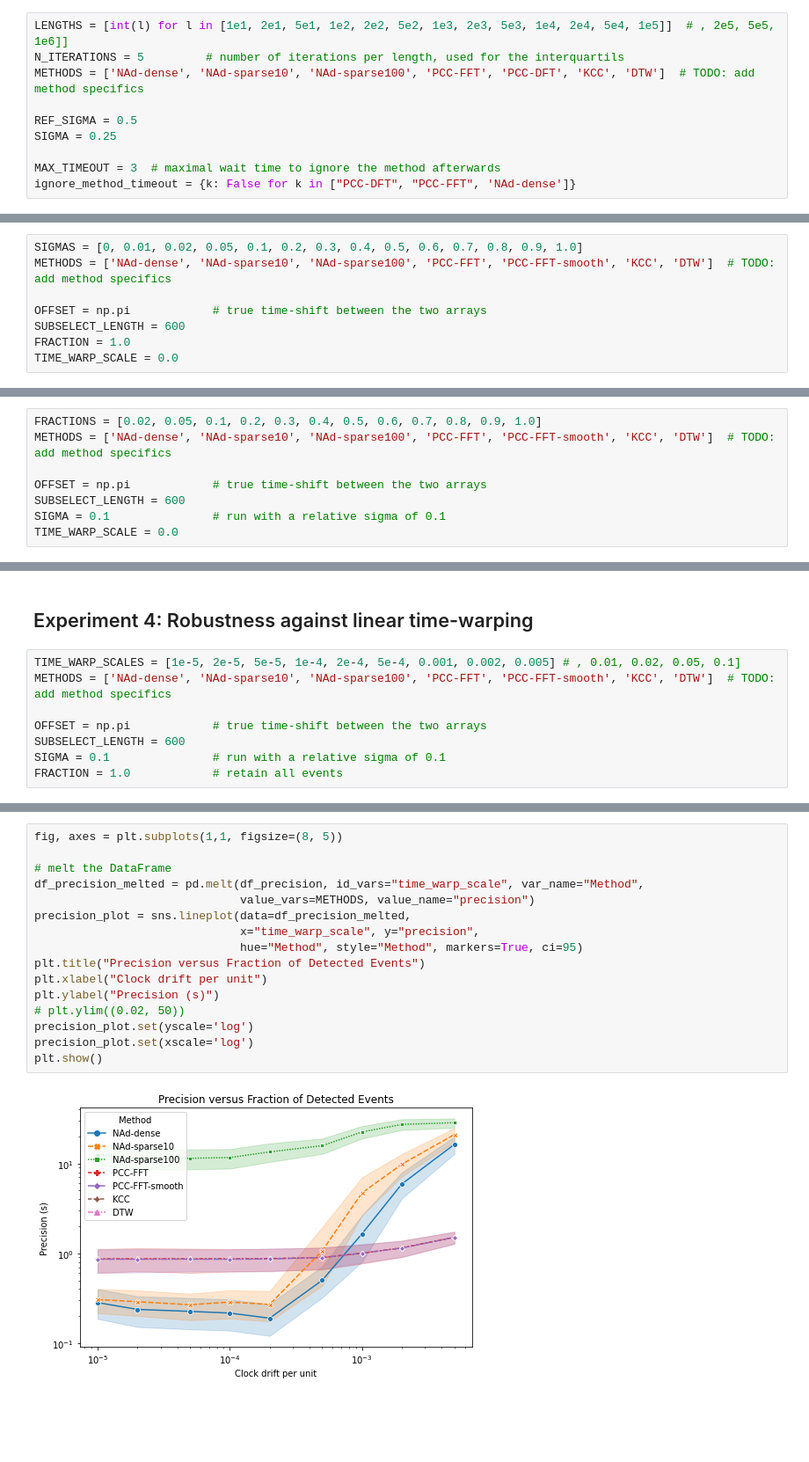
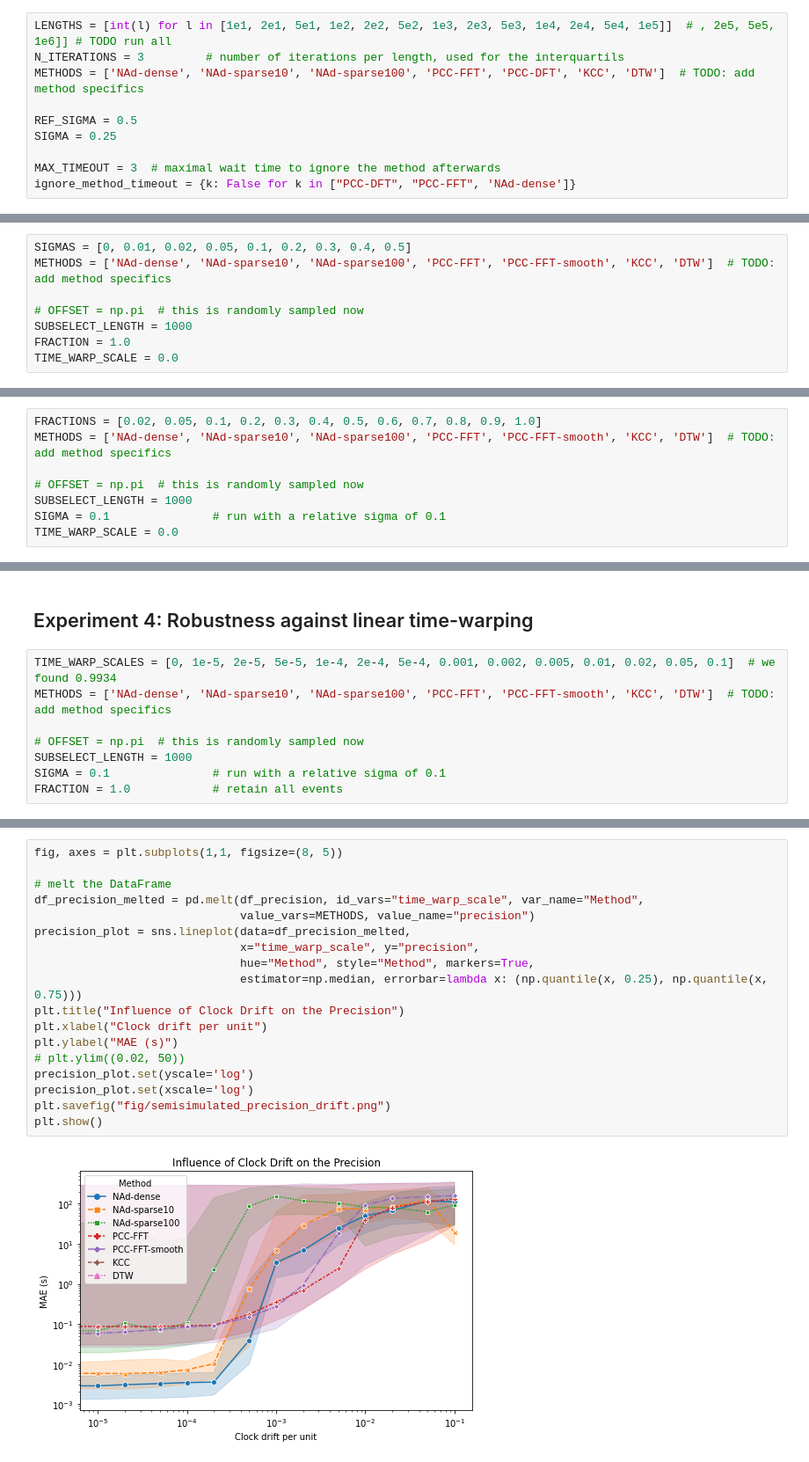
Before and after one commit to iot-salzburg/nearest-advocate, a Jupyter notebook: experiments/method_comparision_semisimulated.ipynb, the cells around one changed output, grey strips where cells are left out. Shown at 88% size. Saved outputs shown, nothing was run; the diff lists cells and outputs as text; blank space fills up the shorter version.

```diff
--- a/experiments/method_comparision_semisimulated.ipynb
+++ b/experiments/method_comparision_semisimulated.ipynb
@@ -693,8 +740,8 @@ plt.show()
 
 The time-series is purely simulated, as the longest real arrays are about 30,000 events long
 # %%
-LENGTHS = [int(l) for l in [1e1, 2e1, 5e1, 1e2, 2e2, 5e2, 1e3, 2e3, 5e3, 1e4, 2e4, 5e4, 1e5]]  # , 2e5, 5e5, 1e6]]
-N_ITERATIONS = 5         # number of iterations per length, used for the interquartils
+LENGTHS = [int(l) for l in [1e1, 2e1, 5e1, 1e2, 2e2, 5e2, 1e3, 2e3, 5e3, 1e4, 2e4, 5e4, 1e5]]  # , 2e5, 5e5, 1e6]] # TODO run all
+N_ITERATIONS = 3         # number of iterations per length, used for the interquartils
 METHODS = ['NAd-dense', 'NAd-sparse10', 'NAd-sparse100', 'PCC-FFT', 'PCC-DFT', 'KCC', 'DTW']  # TODO: add method specifics
 
 REF_SIGMA = 0.5
@@ -813,11 +870,11 @@ plt.show()
 
 Fixate other settings
 # %%
-SIGMAS = [0, 0.01, 0.02, 0.05, 0.1, 0.2, 0.3, 0.4, 0.5, 0.6, 0.7, 0.8, 0.9, 1.0]
+SIGMAS = [0, 0.01, 0.02, 0.05, 0.1, 0.2, 0.3, 0.4, 0.5]
 METHODS = ['NAd-dense', 'NAd-sparse10', 'NAd-sparse100', 'PCC-FFT', 'PCC-FFT-smooth', 'KCC', 'DTW']  # TODO: add method specifics
 
-OFFSET = np.pi            # true time-shift between the two arrays
-SUBSELECT_LENGTH = 600
+# OFFSET = np.pi  # this is randomly sampled now
+SUBSELECT_LENGTH = 1000
 FRACTION = 1.0
 TIME_WARP_SCALE = 0.0
 # %%
@@ -924,8 +987,8 @@ plt.show()
 FRACTIONS = [0.02, 0.05, 0.1, 0.2, 0.3, 0.4, 0.5, 0.6, 0.7, 0.8, 0.9, 1.0]
 METHODS = ['NAd-dense', 'NAd-sparse10', 'NAd-sparse100', 'PCC-FFT', 'PCC-FFT-smooth', 'KCC', 'DTW']  # TODO: add method specifics
 
-OFFSET = np.pi            # true time-shift between the two arrays
-SUBSELECT_LENGTH = 600
+# OFFSET = np.pi  # this is randomly sampled now
+SUBSELECT_LENGTH = 1000
 SIGMA = 0.1               # run with a relative sigma of 0.1
 TIME_WARP_SCALE = 0.0
 # %%
@@ -1038,11 +1108,11 @@ plt.show()
 # %% [markdown]
 ## Experiment 4: Robustness against linear time-warping
 # %%
-TIME_WARP_SCALES = [1e-5, 2e-5, 5e-5, 1e-4, 2e-4, 5e-4, 0.001, 0.002, 0.005] # , 0.01, 0.02, 0.05, 0.1]
+TIME_WARP_SCALES = [0, 1e-5, 2e-5, 5e-5, 1e-4, 2e-4, 5e-4, 0.001, 0.002, 0.005, 0.01, 0.02, 0.05, 0.1]  # we found 0.9934
 METHODS = ['NAd-dense', 'NAd-sparse10', 'NAd-sparse100', 'PCC-FFT', 'PCC-FFT-smooth', 'KCC', 'DTW']  # TODO: add method specifics
 
-OFFSET = np.pi            # true time-shift between the two arrays
-SUBSELECT_LENGTH = 600
+# OFFSET = np.pi  # this is randomly sampled now
+SUBSELECT_LENGTH = 1000
 SIGMA = 0.1               # run with a relative sigma of 0.1
 FRACTION = 1.0            # retain all events
 # %%
@@ -1137,18 +1211,20 @@ df_precision.head(5)
 # %%
 fig, axes = plt.subplots(1,1, figsize=(8, 5))
 
 # melt the DataFrame
 df_precision_melted = pd.melt(df_precision, id_vars="time_warp_scale", var_name="Method",
                               value_vars=METHODS, value_name="precision")
 precision_plot = sns.lineplot(data=df_precision_melted,
                               x="time_warp_scale", y="precision",
-                              hue="Method", style="Method", markers=True, ci=95)
-plt.title("Precision versus Fraction of Detected Events")
+                              hue="Method", style="Method", markers=True,
+                              estimator=np.median, errorbar=lambda x: (np.quantile(x, 0.25), np.quantile(x, 0.75)))
+plt.title("Influence of Clock Drift on the Precision")
 plt.xlabel("Clock drift per unit")
-plt.ylabel("Precision (s)")
+plt.ylabel("MAE (s)")
 # plt.ylim((0.02, 50))
 precision_plot.set(yscale='log')
 precision_plot.set(xscale='log')
+plt.savefig("fig/semisimulated_precision_drift.png")
 plt.show()
 # %% [output]
-[figure, old version]
+[figure, new version]
```
Also changed, not shown: parts of 24 cells of this notebook, 1 other file.
